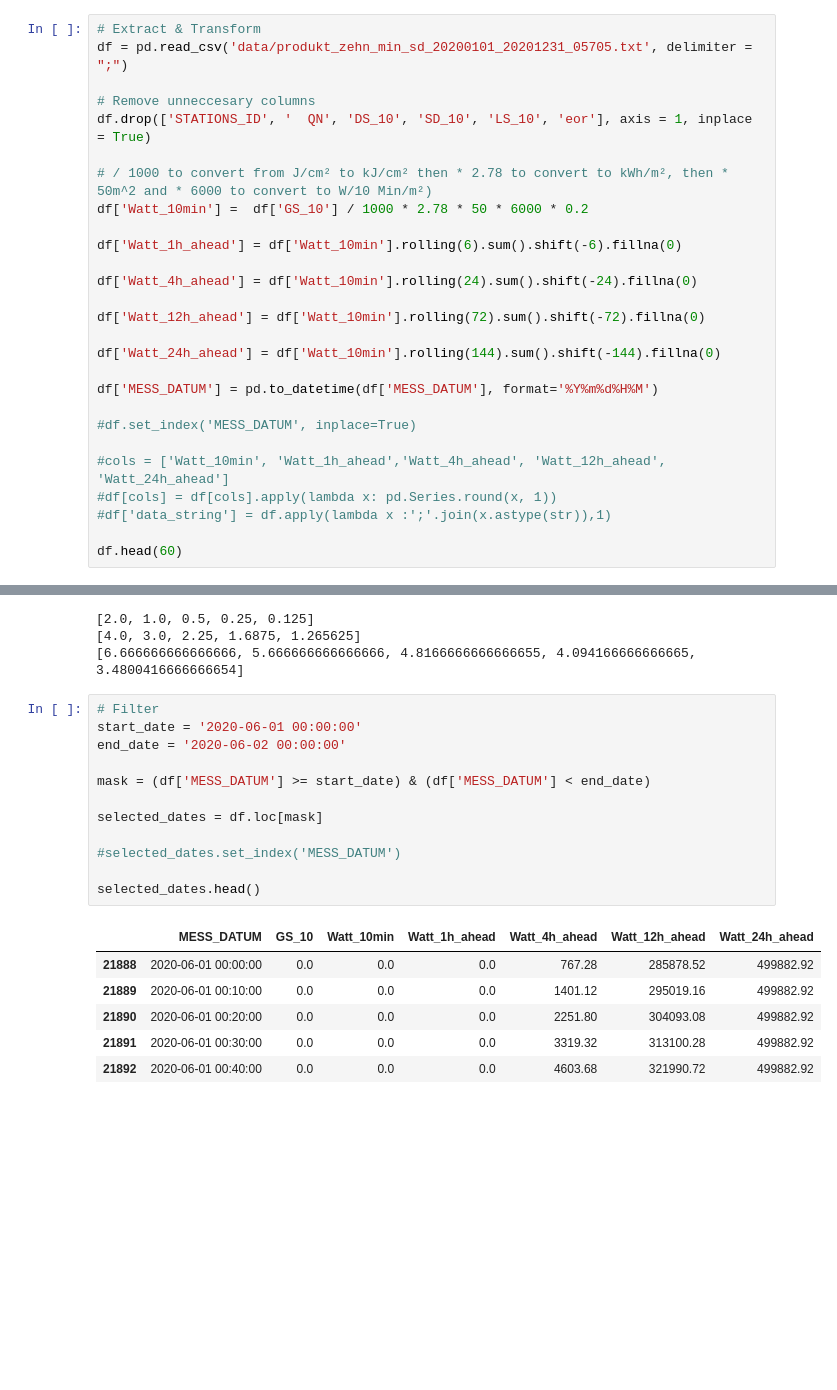
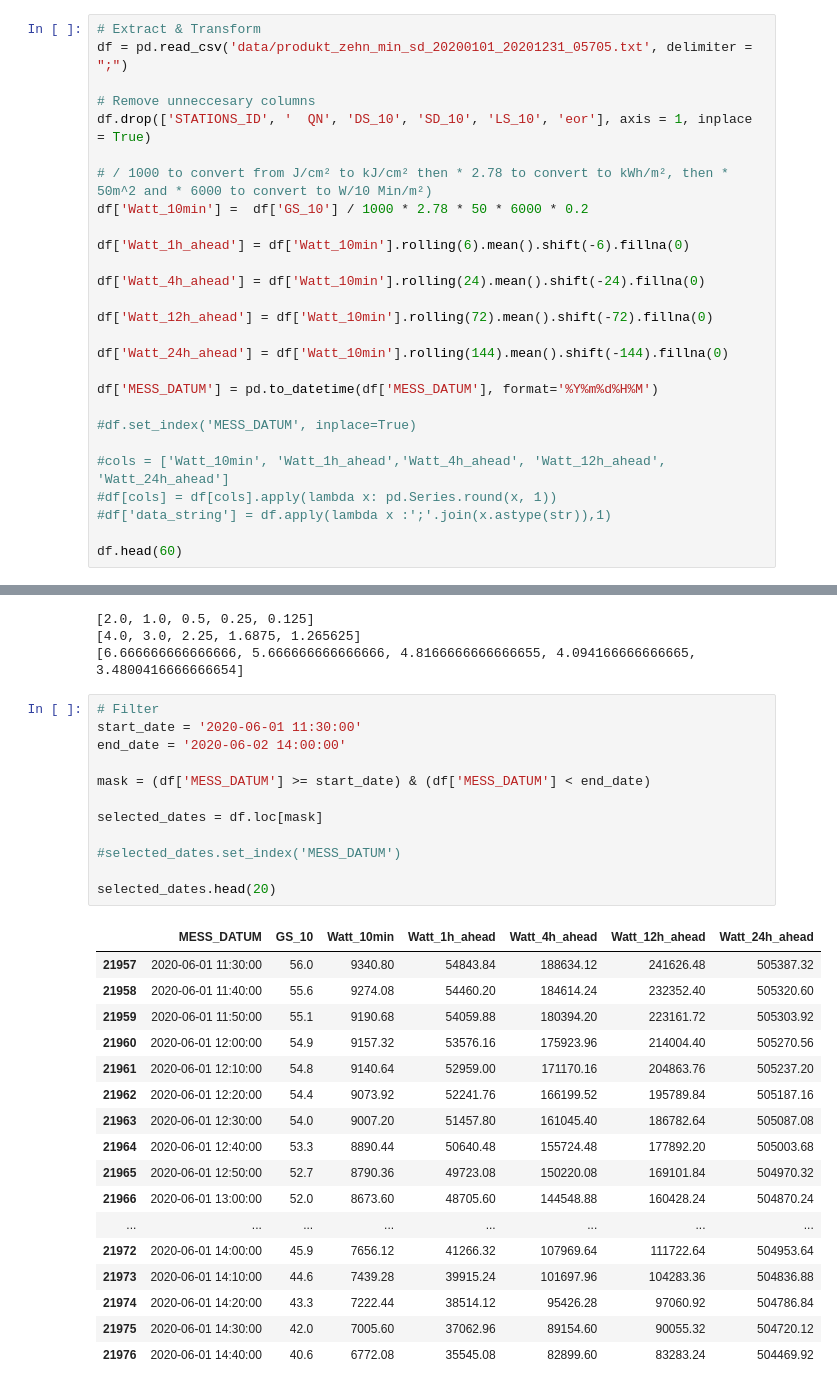
Before and after one commit to 7imo/green-k8s-energy-management, a Jupyter notebook: solardata.ipynb, the cells around one changed output, grey strips where cells are left out. Cells and saved outputs as stored; diff of their text form; blank space fills up the shorter version.

```diff
--- a/solardata.ipynb
+++ b/solardata.ipynb
@@ -13,13 +13,13 @@ df.drop(['STATIONS_ID', '  QN', 'DS_10', 'SD_10', 'LS_10', 'eor'], axis = 1, inp
 # / 1000 to convert from J/cm² to kJ/cm² then * 2.78 to convert to kWh/m², then * 50m^2 and * 6000 to convert to W/10 Min/m²)
 df['Watt_10min'] =  df['GS_10'] / 1000 * 2.78 * 50 * 6000 * 0.2
 
-df['Watt_1h_ahead'] = df['Watt_10min'].rolling(6).sum().shift(-6).fillna(0)
+df['Watt_1h_ahead'] = df['Watt_10min'].rolling(6).mean().shift(-6).fillna(0)
 
-df['Watt_4h_ahead'] = df['Watt_10min'].rolling(24).sum().shift(-24).fillna(0)
+df['Watt_4h_ahead'] = df['Watt_10min'].rolling(24).mean().shift(-24).fillna(0)
 
-df['Watt_12h_ahead'] = df['Watt_10min'].rolling(72).sum().shift(-72).fillna(0)
+df['Watt_12h_ahead'] = df['Watt_10min'].rolling(72).mean().shift(-72).fillna(0)
 
-df['Watt_24h_ahead'] = df['Watt_10min'].rolling(144).sum().shift(-144).fillna(0)
+df['Watt_24h_ahead'] = df['Watt_10min'].rolling(144).mean().shift(-144).fillna(0)
 
 df['MESS_DATUM'] = pd.to_datetime(df['MESS_DATUM'], format='%Y%m%d%H%M')
 
@@ -81,20 +81,31 @@ print([(0.85**num)/(1-0.85) for num in x])
 [6.666666666666666, 5.666666666666666, 4.8166666666666655, 4.094166666666665, 3.4800416666666654]
 # %%
 # Filter
-start_date = '2020-06-01 00:00:00'
-end_date = '2020-06-02 00:00:00'
+start_date = '2020-06-01 11:30:00'
+end_date = '2020-06-02 14:00:00'
 
 mask = (df['MESS_DATUM'] >= start_date) & (df['MESS_DATUM'] < end_date)
 
 selected_dates = df.loc[mask]
 
 #selected_dates.set_index('MESS_DATUM')
 
-selected_dates.head()
+selected_dates.head(20)
 # %% [output]
 |  | MESS_DATUM | GS_10 | Watt_10min | Watt_1h_ahead | Watt_4h_ahead | Watt_12h_ahead | Watt_24h_ahead |
-| 21888 | 2020-06-01 00:00:00 | 0.0 | 0.0 | 0.0 | 767.28 | 285878.52 | 499882.92 |
-| 21889 | 2020-06-01 00:10:00 | 0.0 | 0.0 | 0.0 | 1401.12 | 295019.16 | 499882.92 |
-| 21890 | 2020-06-01 00:20:00 | 0.0 | 0.0 | 0.0 | 2251.80 | 304093.08 | 499882.92 |
-| 21891 | 2020-06-01 00:30:00 | 0.0 | 0.0 | 0.0 | 3319.32 | 313100.28 | 499882.92 |
-| 21892 | 2020-06-01 00:40:00 | 0.0 | 0.0 | 0.0 | 4603.68 | 321990.72 | 499882.92 |
+| 21957 | 2020-06-01 11:30:00 | 56.0 | 9340.80 | 54843.84 | 188634.12 | 241626.48 | 505387.32 |
+| 21958 | 2020-06-01 11:40:00 | 55.6 | 9274.08 | 54460.20 | 184614.24 | 232352.40 | 505320.60 |
+| 21959 | 2020-06-01 11:50:00 | 55.1 | 9190.68 | 54059.88 | 180394.20 | 223161.72 | 505303.92 |
+| 21960 | 2020-06-01 12:00:00 | 54.9 | 9157.32 | 53576.16 | 175923.96 | 214004.40 | 505270.56 |
+| 21961 | 2020-06-01 12:10:00 | 54.8 | 9140.64 | 52959.00 | 171170.16 | 204863.76 | 505237.20 |
+| 21962 | 2020-06-01 12:20:00 | 54.4 | 9073.92 | 52241.76 | 166199.52 | 195789.84 | 505187.16 |
+| 21963 | 2020-06-01 12:30:00 | 54.0 | 9007.20 | 51457.80 | 161045.40 | 186782.64 | 505087.08 |
+| 21964 | 2020-06-01 12:40:00 | 53.3 | 8890.44 | 50640.48 | 155724.48 | 177892.20 | 505003.68 |
+| 21965 | 2020-06-01 12:50:00 | 52.7 | 8790.36 | 49723.08 | 150220.08 | 169101.84 | 504970.32 |
+| 21966 | 2020-06-01 13:00:00 | 52.0 | 8673.60 | 48705.60 | 144548.88 | 160428.24 | 504870.24 |
+| ... | ... | ... | ... | ... | ... | ... | ... |
+| 21972 | 2020-06-01 14:00:00 | 45.9 | 7656.12 | 41266.32 | 107969.64 | 111722.64 | 504953.64 |
+| 21973 | 2020-06-01 14:10:00 | 44.6 | 7439.28 | 39915.24 | 101697.96 | 104283.36 | 504836.88 |
+| 21974 | 2020-06-01 14:20:00 | 43.3 | 7222.44 | 38514.12 | 95426.28 | 97060.92 | 504786.84 |
+| 21975 | 2020-06-01 14:30:00 | 42.0 | 7005.60 | 37062.96 | 89154.60 | 90055.32 | 504720.12 |
+| 21976 | 2020-06-01 14:40:00 | 40.6 | 6772.08 | 35545.08 | 82899.60 | 83283.24 | 504469.92 |
```
Also changed, not shown: parts of 1 cell of this notebook, 11 other files.
